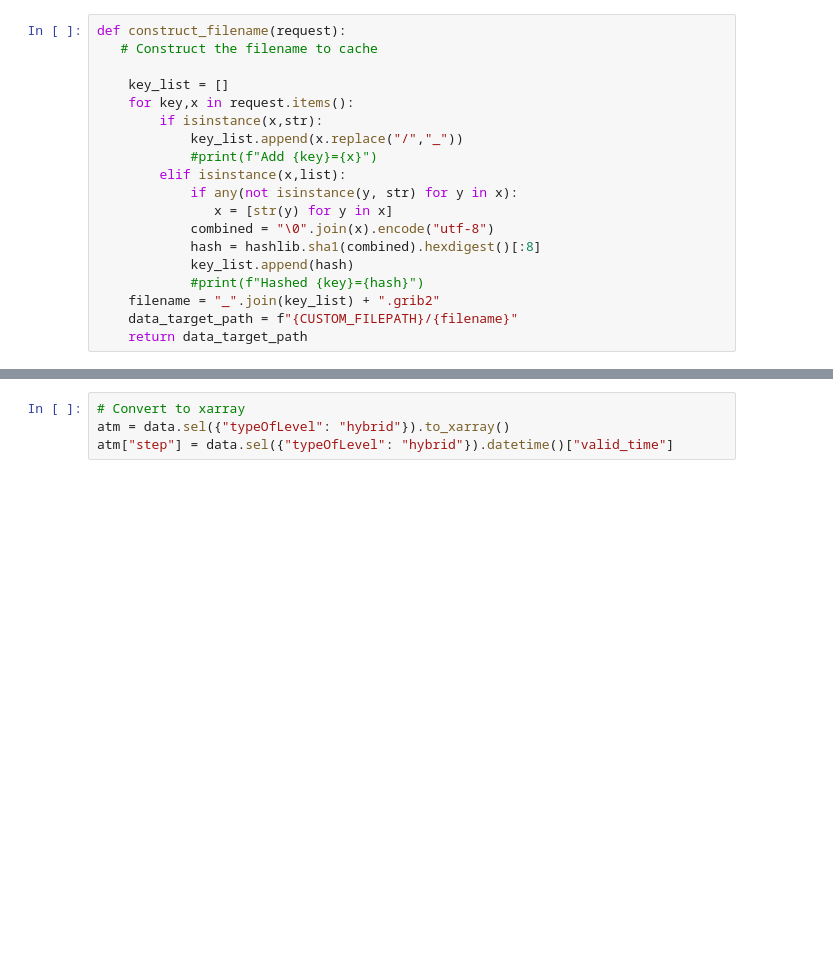
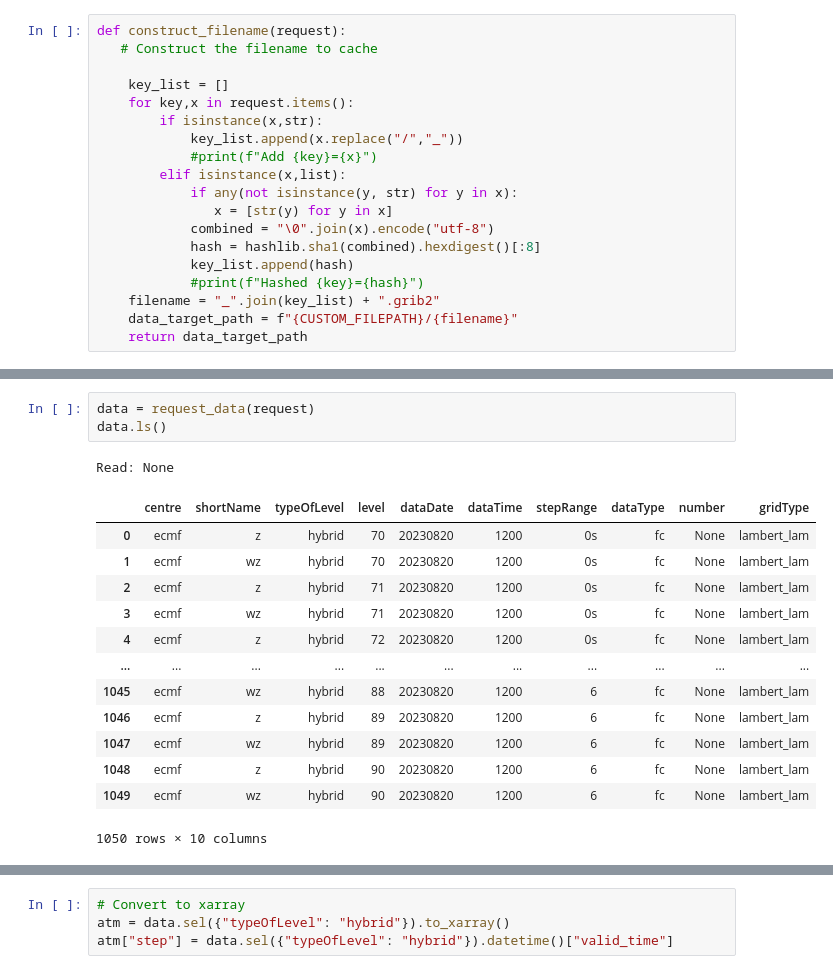
Before and after one commit to UrbanAIRProject/NWP_demo_data, a Jupyter notebook: paris_time_height_plot_subhour_200m.ipynb, the cells around one changed output, grey strips where cells are left out. Cells and saved outputs as stored; diff of their text form; blank space fills up the shorter version.

```diff
--- a/paris_time_height_plot_subhour_200m.ipynb
+++ b/paris_time_height_plot_subhour_200m.ipynb
@@ -99,0 +116,18 @@ Save data to: /ec/res4/scratch/snh/d1_on-demand-extremes-dt_ulfs_oper_2023-08-20
+# %%
+data = request_data(request)
+data.ls()
+# %% [output]
+Read: None
+|  | centre | shortName | typeOfLevel | level | dataDate | dataTime | stepRange | dataType | number | gridType |
+| 0 | ecmf | z | hybrid | 70 | 20230820 | 1200 | 0s | fc | None | lambert_lam |
+| 1 | ecmf | wz | hybrid | 70 | 20230820 | 1200 | 0s | fc | None | lambert_lam |
+| 2 | ecmf | z | hybrid | 71 | 20230820 | 1200 | 0s | fc | None | lambert_lam |
+| 3 | ecmf | wz | hybrid | 71 | 20230820 | 1200 | 0s | fc | None | lambert_lam |
+| 4 | ecmf | z | hybrid | 72 | 20230820 | 1200 | 0s | fc | None | lambert_lam |
+| ... | ... | ... | ... | ... | ... | ... | ... | ... | ... | ... |
+| 1045 | ecmf | wz | hybrid | 88 | 20230820 | 1200 | 6 | fc | None | lambert_lam |
+| 1046 | ecmf | z | hybrid | 89 | 20230820 | 1200 | 6 | fc | None | lambert_lam |
+| 1047 | ecmf | wz | hybrid | 89 | 20230820 | 1200 | 6 | fc | None | lambert_lam |
+| 1048 | ecmf | z | hybrid | 90 | 20230820 | 1200 | 6 | fc | None | lambert_lam |
+| 1049 | ecmf | wz | hybrid | 90 | 20230820 | 1200 | 6 | fc | None | lambert_lam |
+1050 rows × 10 columns
```
Also changed, not shown: parts of 8 cells of this notebook, 1 other file.
